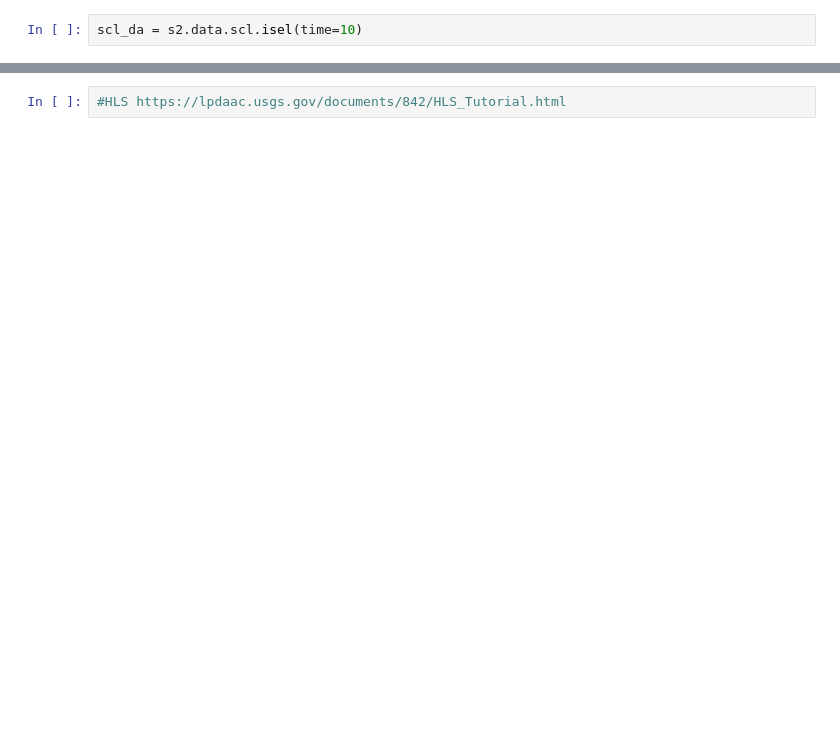
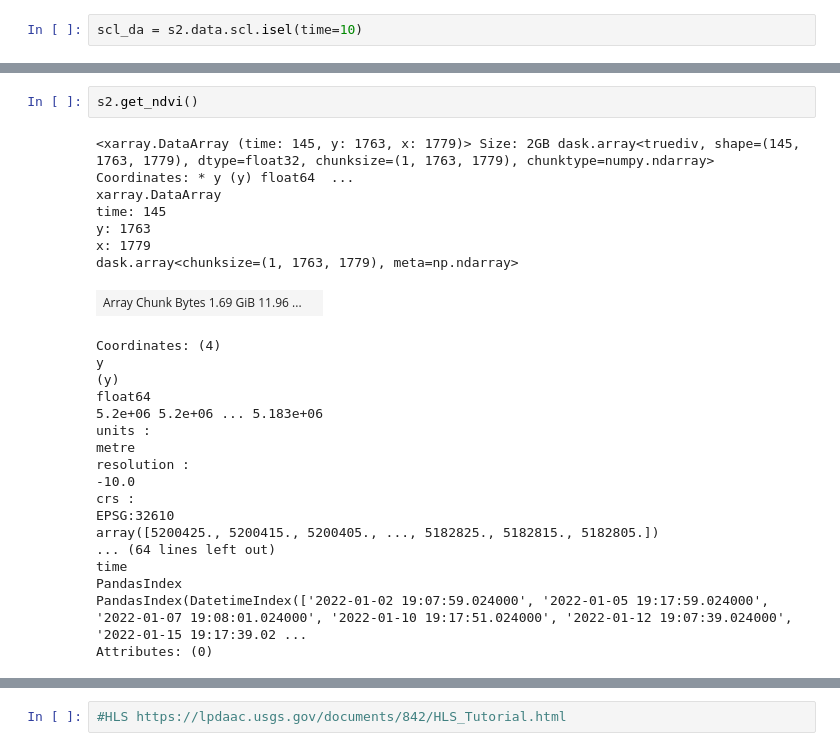
Before and after one commit to egagli/easysnowdata, a Jupyter notebook: docs/examples/remote_sensing_examples.ipynb, the cells around one changed output, grey strips where cells are left out. Drawn from its saved outputs; the diff is of its cells as text; blank space fills up the shorter version.

```diff
--- a/docs/examples/remote_sensing_examples.ipynb
+++ b/docs/examples/remote_sensing_examples.ipynb
@@ -452 +274,28 @@ s2.ndsi.isel(time=10).plot.imshow()
+# %%
+s2.get_ndvi()
+# %% [output]
+<xarray.DataArray (time: 145, y: 1763, x: 1779)> Size: 2GB dask.array<truediv, shape=(145, 1763, 1779), dtype=float32, chunksize=(1, 1763, 1779), chunktype=numpy.ndarray> Coordinates: * y (y) float64  ...
+xarray.DataArray
+time: 145
+y: 1763
+x: 1779
+dask.array<chunksize=(1, 1763, 1779), meta=np.ndarray>
+| Array Chunk Bytes 1.69 GiB 11.96 ... |  |
+Coordinates: (4)
+y
+(y)
+float64
+5.2e+06 5.2e+06 ... 5.183e+06
+units :
+metre
+resolution :
+-10.0
+crs :
+EPSG:32610
+array([5200425., 5200415., 5200405., ..., 5182825., 5182815., 5182805.])
+... (64 lines left out)
+time
+PandasIndex
+PandasIndex(DatetimeIndex(['2022-01-02 19:07:59.024000', '2022-01-05 19:17:59.024000', '2022-01-07 19:08:01.024000', '2022-01-10 19:17:51.024000', '2022-01-12 19:07:39.024000', '2022-01-15 19:17:39.02 ...
+Attributes: (0)
 # %%
```
Also changed, not shown: parts of 28 cells of this notebook.
